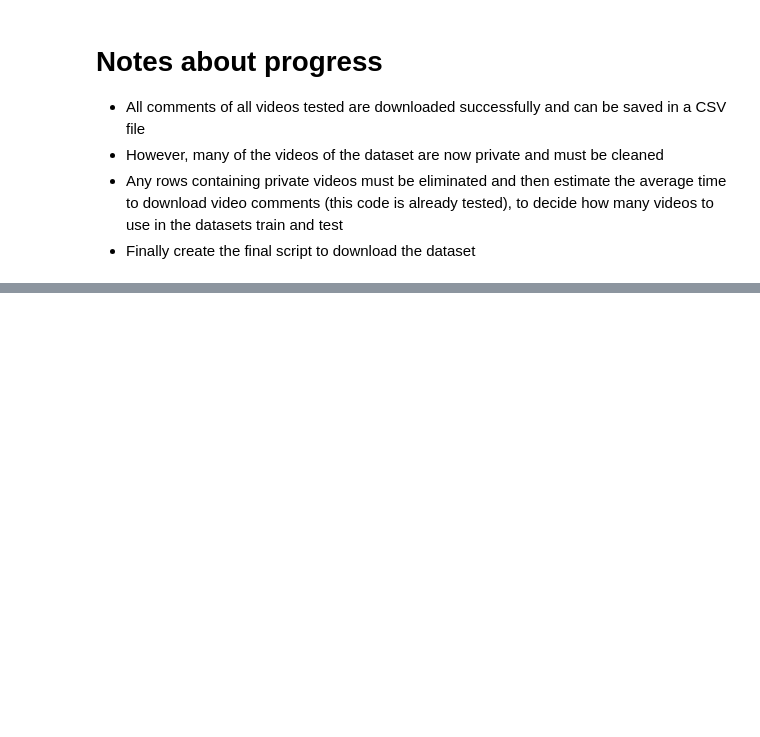
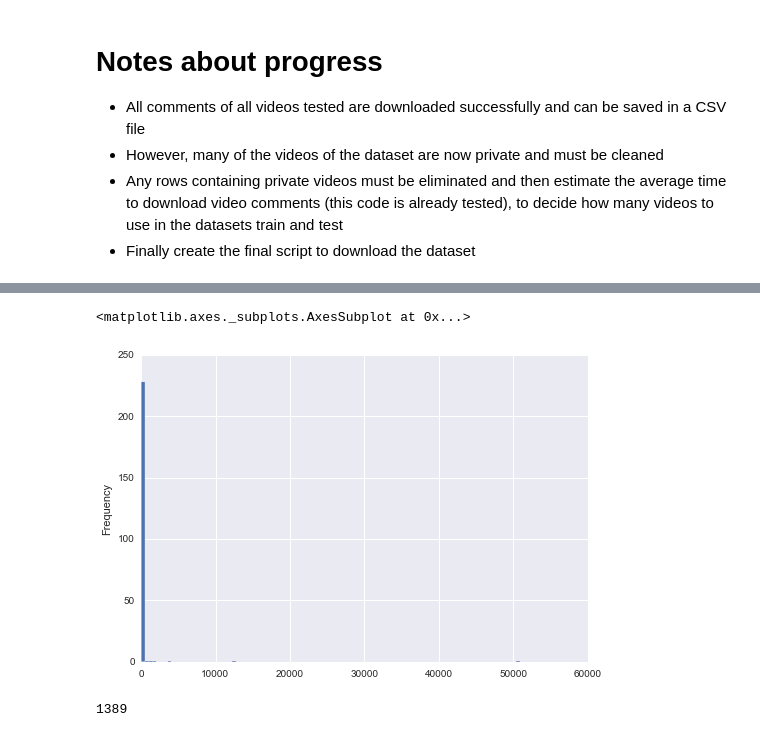
Before and after one commit to papapana/data_science, a Jupyter notebook: youtube_comedy_slam/Youtube comments.ipynb, the cells around one changed output, grey strips where cells are left out. Cells and saved outputs as stored; diff of their text form; code cells hidden in the pictures; blank space fills up the shorter version.

```diff
--- a/youtube_comedy_slam/Youtube comments.ipynb
+++ b/youtube_comedy_slam/Youtube comments.ipynb
@@ -221,0 +357,6 @@ for i in tnrange(1000, desc="test loop"):
+# %%
+# Like distribution for all comments
+data.likeCount.value_counts().plot(kind = 'hist', bins = 100)
+# %% [output]
+<matplotlib.axes._subplots.AxesSubplot at 0x...>
+[figure, added]
@@ -221,0 +396,5 @@ for i in tnrange(1000, desc="test loop"):
+# %%
+# Get frequency of the word massive
+id2word.token2id['massive']
+# %% [output]
+1389
```
Also changed, not shown: parts of 31 cells of this notebook, 2 other files.
